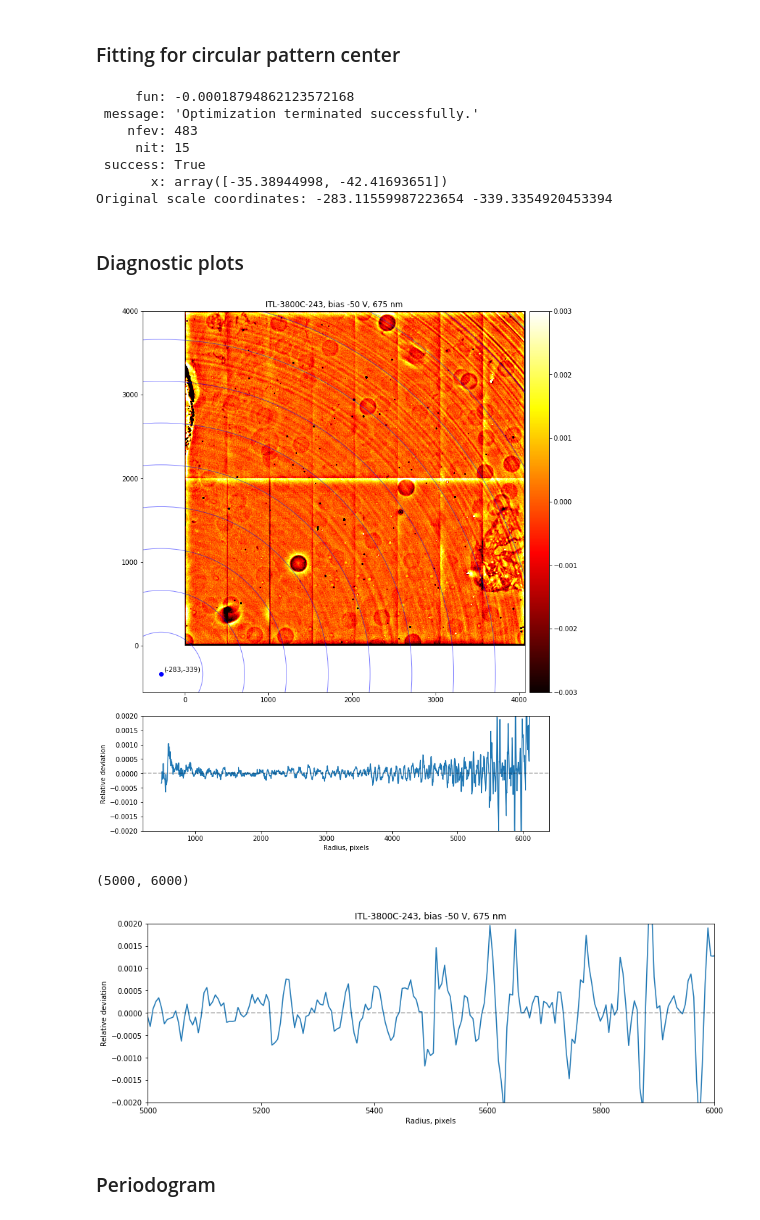
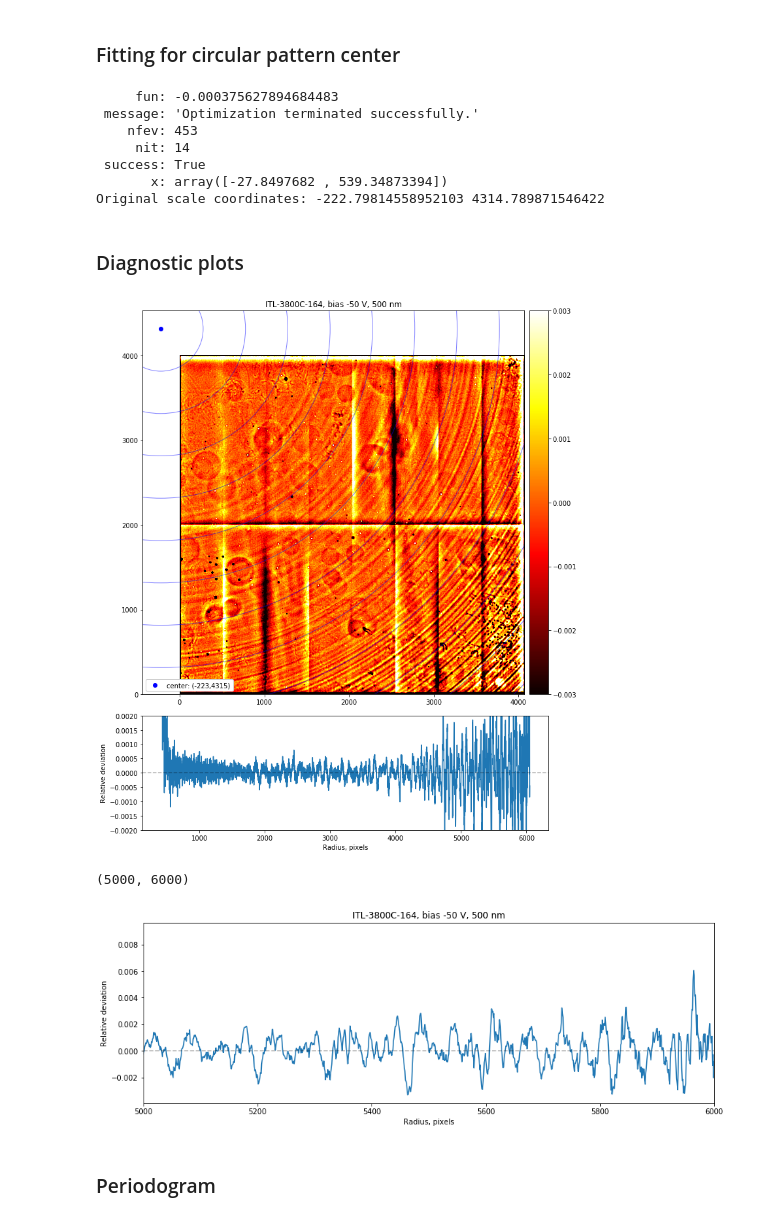
Before and after one commit to youtsumi/lsst-misc, a Jupyter notebook: Tree_Rings_Analysis.ipynb, the cells around one changed output. Drawn from its saved outputs; the diff is of its cells as text; code cells hidden in the pictures.

```diff
--- a/Tree_Rings_Analysis.ipynb
+++ b/Tree_Rings_Analysis.ipynb
@@ -245,9 +245,13 @@ def imshow(image, qq=[0.5,97.5], show_colorbar=True, **kwargs):
 # filename = 'treerings2/E2V-CCD250-305_7383_47881.fits'
 
 # filename = 'treerings2/ITL-3800C-206_6545_39986.fits' # Faint
-filename = 'treerings2/ITL-3800C-243_5676_31212.fits'
+filename = 'treerings2/ITL-3800C-164_6708_41385.fits'
+# filename = 'treerings2/ITL-3800C-243_5676_31212.fits'
 # filename = 'treerings2/ITL-3800C-282_5799_32763.fits'
 # filename = 'treerings2/ITL-3800C-328_7788_51667.fits'
+
+
+# filename = 'treerings2/E2V-CCD250-216_3267_12621.fits' # Zero bias
 
 image,header = pyfits.getdata(filename), pyfits.getheader(filename)
 
@@ -268,6 +272,7 @@ downscale = 8
 # threshold = 0.0003 # For faintest rings
 # threshold = 0.0005 # For faint rings
 threshold = 0.001 # For stronger rings
+threshold = 0.002 # For strongest rings
 
 diff1 = gaussian_filter(diff, 8.0)
 mask = np.abs(diff1) > threshold
@@ -313,50 +318,51 @@ print cc
 x0,y0 = cc.x[0]*downscale, cc.x[1]*downscale
 print "Original scale coordinates:", x0, y0
 # %% [output]
-     fun: -0.00018794862123572168
+     fun: -0.000375627894684483
  message: 'Optimization terminated successfully.'
-    nfev: 483
-     nit: 15
+    nfev: 453
+     nit: 14
  success: True
-       x: array([-35.38944998, -42.41693651])
-Original scale coordinates: -283.11559987223654 -339.3354920453394
+       x: array([-27.8497682 , 539.34873394])
+Original scale coordinates: -222.79814558952103 4314.789871546422
 # %% [markdown]
 ### Diagnostic plots
 # %%
 from matplotlib.patches import Circle
 
 plt.figure(figsize=(10,12))
 
 plt.subplot2grid((4,1),(0,0), rowspan=3)
 
 imshow(diff, interpolation='bicubic', vmin=-0.003, vmax=0.003)
 plt.title('%s, bias %g V, %.0f nm' % (header['LSST_NUM'], header['CCDBSS'], header['MONOCH-WAVELENG']))
 
-plt.plot(x0, y0, 'o', color='blue')
+plt.plot(x0, y0, 'o', color='blue', label="center: (%.0f,%.0f)" % (x0, y0))
 
-plt.text(x0+30, y0+30, "(%.0f,%.0f)" % (x0, y0))
+# plt.text(x0+30, y0+30, "(%.0f,%.0f)" % (x0, y0))
+plt.legend(frameon=True, framealpha=1)
 
 for _ in np.arange(0, 10000, 500):
     plt.gca().add_patch(Circle((x0, y0), _, color='blue', ls='-', fc='none', alpha=0.5))
 
 # plt.show()
 
 # Now make less restrictive mask
 mask = np.abs(diff1) > 0.002
 
-pos,v = fn_measure(x0, y0, mask=mask, step=5.0, statistic='mean')
+pos,v = fn_measure(x0, y0, mask=mask, step=1.0, statistic='mean')
 # plt.subplot(211)
 plt.subplot2grid((4,1),(3,0), rowspan=1)
 
 plt.plot(pos, v, '-')
 plt.axhline(0, color='black', alpha=0.3, ls='--')
 plt.xlabel('Radius, pixels')
 plt.ylabel('Relative deviation')
 # plt.title('%s, bias %g V, %.0f nm' % (header['LSST_NUM'], header['CCDBSS'], header['MONOCH-WAVELENG']))
 plt.ylim(-0.002, 0.002)
 plt.tight_layout()
 # %% [output]
-[figure, old version]
+[figure, new version]
 # %%
 plt.subplot(211)
 plt.plot(pos, v, '-')
@@ -364,11 +370,11 @@ plt.axhline(0, color='black', alpha=0.3, ls='--')
 plt.xlabel('Radius, pixels')
 plt.ylabel('Relative deviation')
 plt.title('%s, bias %g V, %.0f nm' % (header['LSST_NUM'], header['CCDBSS'], header['MONOCH-WAVELENG']))
-plt.ylim(-0.002, 0.002)
+# plt.ylim(-0.002, 0.002)
 plt.xlim(5000,6000)
 # %% [output]
 (5000, 6000)
-[figure, old version]
+[figure, new version]
 # %% [markdown]
 ### Periodogram
 # %%
```
Also changed, not shown: parts of 7 cells of this notebook.
